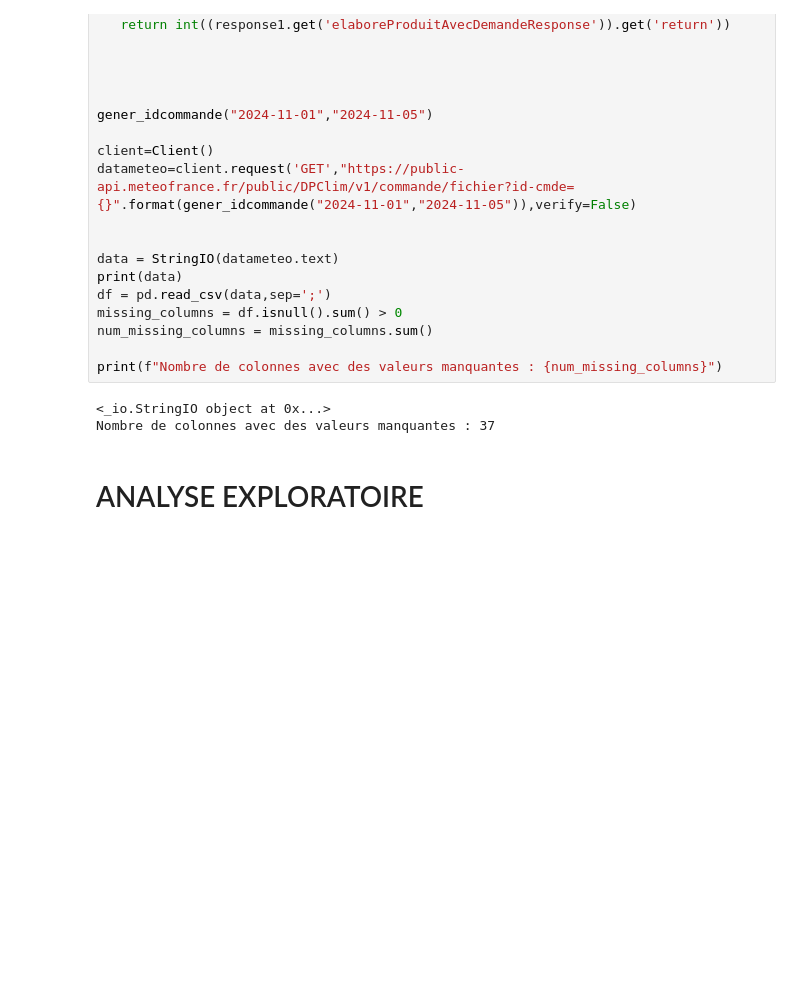
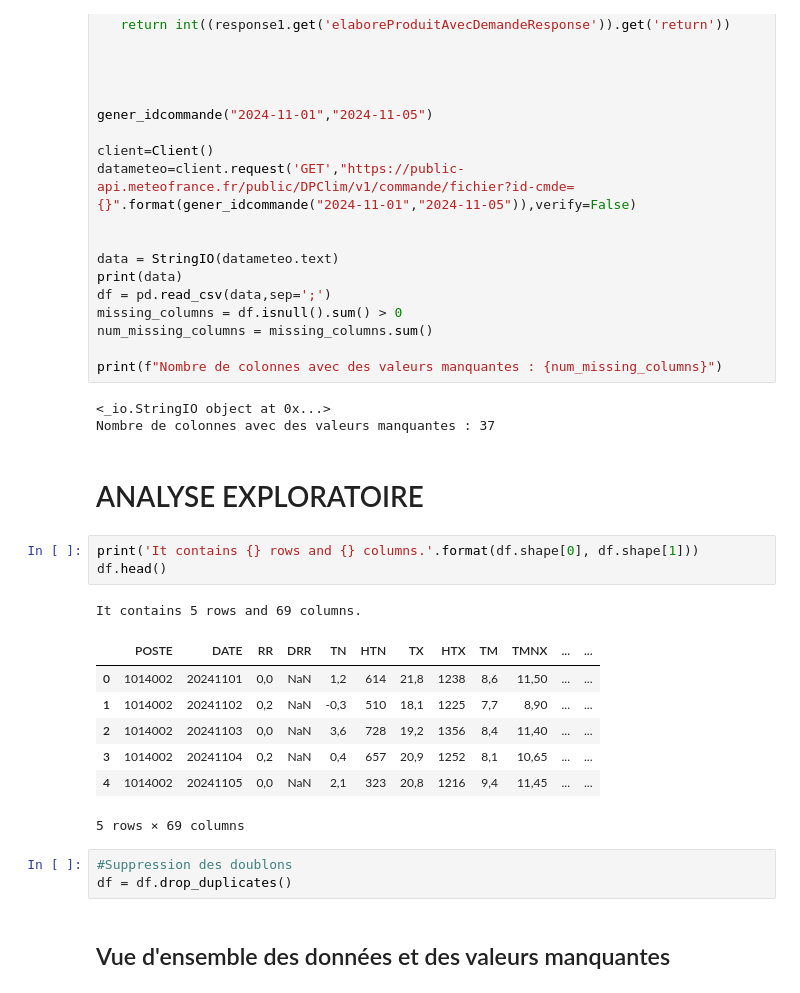
Before and after one commit to laureineCompaore/ProjetPython, a Jupyter notebook: analyse_exploratoire_et_stat_desc.ipynb, the cells around one changed output. Cells and saved outputs as stored; diff of their text form; blank space fills up the shorter version.

```diff
--- a/analyse_exploratoire_et_stat_desc.ipynb
+++ b/analyse_exploratoire_et_stat_desc.ipynb
@@ -188,3 +188,20 @@ print(f"Nombre de colonnes avec des valeurs manquantes : {num_missing_columns}")
 Nombre de colonnes avec des valeurs manquantes : 37
 # %% [markdown]
 # ANALYSE EXPLORATOIRE
+# %%
+print('It contains {} rows and {} columns.'.format(df.shape[0], df.shape[1]))
+df.head()
+# %% [output]
+It contains 5 rows and 69 columns.
+|  | POSTE | DATE | RR | DRR | TN | HTN | TX | HTX | TM | TMNX | ... | ... |
+| 0 | 1014002 | 20241101 | 0,0 | NaN | 1,2 | 614 | 21,8 | 1238 | 8,6 | 11,50 | ... | ... |
+| 1 | 1014002 | 20241102 | 0,2 | NaN | -0,3 | 510 | 18,1 | 1225 | 7,7 | 8,90 | ... | ... |
+| 2 | 1014002 | 20241103 | 0,0 | NaN | 3,6 | 728 | 19,2 | 1356 | 8,4 | 11,40 | ... | ... |
+| 3 | 1014002 | 20241104 | 0,2 | NaN | 0,4 | 657 | 20,9 | 1252 | 8,1 | 10,65 | ... | ... |
+| 4 | 1014002 | 20241105 | 0,0 | NaN | 2,1 | 323 | 20,8 | 1216 | 9,4 | 11,45 | ... | ... |
+5 rows × 69 columns
+# %%
+#Suppression des doublons
+df = df.drop_duplicates()
+# %% [markdown]
+## Vue d'ensemble des données et des valeurs manquantes
```
Also changed, not shown: parts of 9 cells of this notebook.
